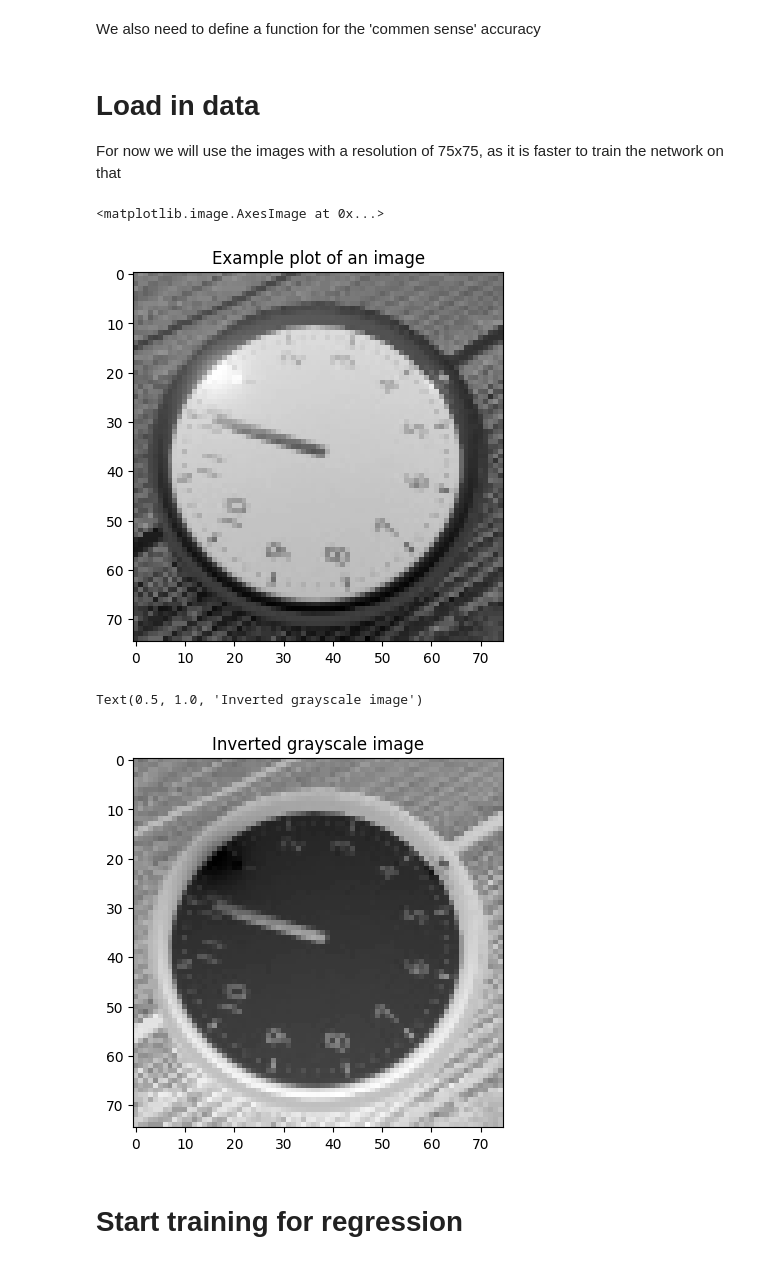
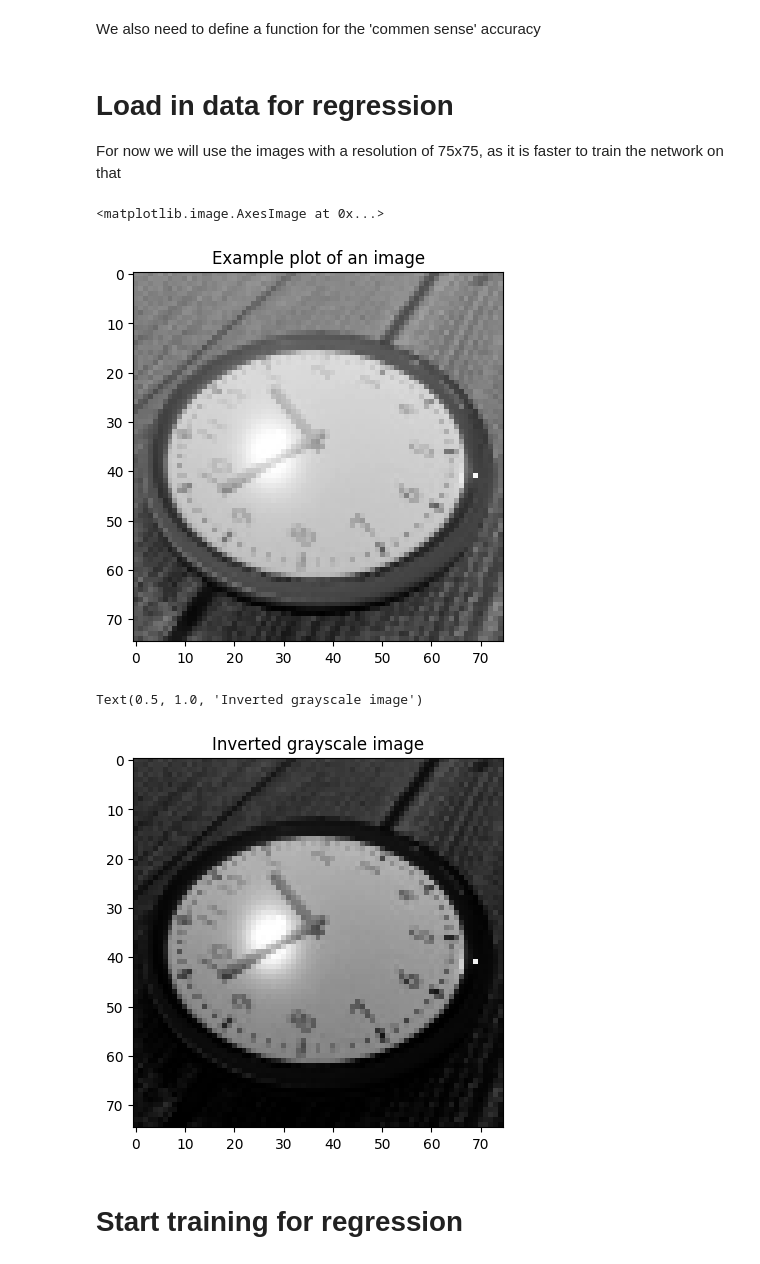
Before and after one commit to CoenBuller/IDL_Assignment_2, a Jupyter notebook: task_2/Task_2_1.ipynb, the cells around one changed output. Drawn from its saved outputs; the diff is of its cells as text; code cells hidden in the pictures.

```diff
--- a/task_2/Task_2_1.ipynb
+++ b/task_2/Task_2_1.ipynb
@@ -140,23 +159,28 @@ def CS_MSE(pred, y):
     return MSE
 # %% [markdown]
-# Load in data
+# Load in data for regression
 
 For now we will use the images with a resolution of 75x75, as it is faster to train the network on that
 # %%
 #Converted the image values to a range of [0, 1], better for network to work with
 X, y = np.load('data_75/images.npy')/255.0, np.load('data_75/labels.npy')
+# Augment y to be in R
+y = (y[:,0] +  y[:,1]*1/60).astype(np.float32)
 
 plt.title('Example plot of an image')
-plt.imshow(X[1], cmap='grey')
+plt.imshow(X[1200], cmap='grey')
 # %% [output]
 <matplotlib.image.AxesImage at 0x...>
-[figure, old version]
+[figure, new version]
 # %%
-plt.imshow(1 - X[1], cmap='grey')
+x = (X[1200]-0.2)**2
+x[x < 0] = 0
+x = np.expand_dims(x, axis=-1)
+plt.imshow(x, cmap='grey')
 plt.title('Inverted grayscale image')
 # %% [output]
 Text(0.5, 1.0, 'Inverted grayscale image')
-[figure, old version]
+[figure, new version]
 # %% [markdown]
 # Start training for regression
 # %% [markdown]
```
Also changed, not shown: parts of 9 cells of this notebook, 1 other file.
